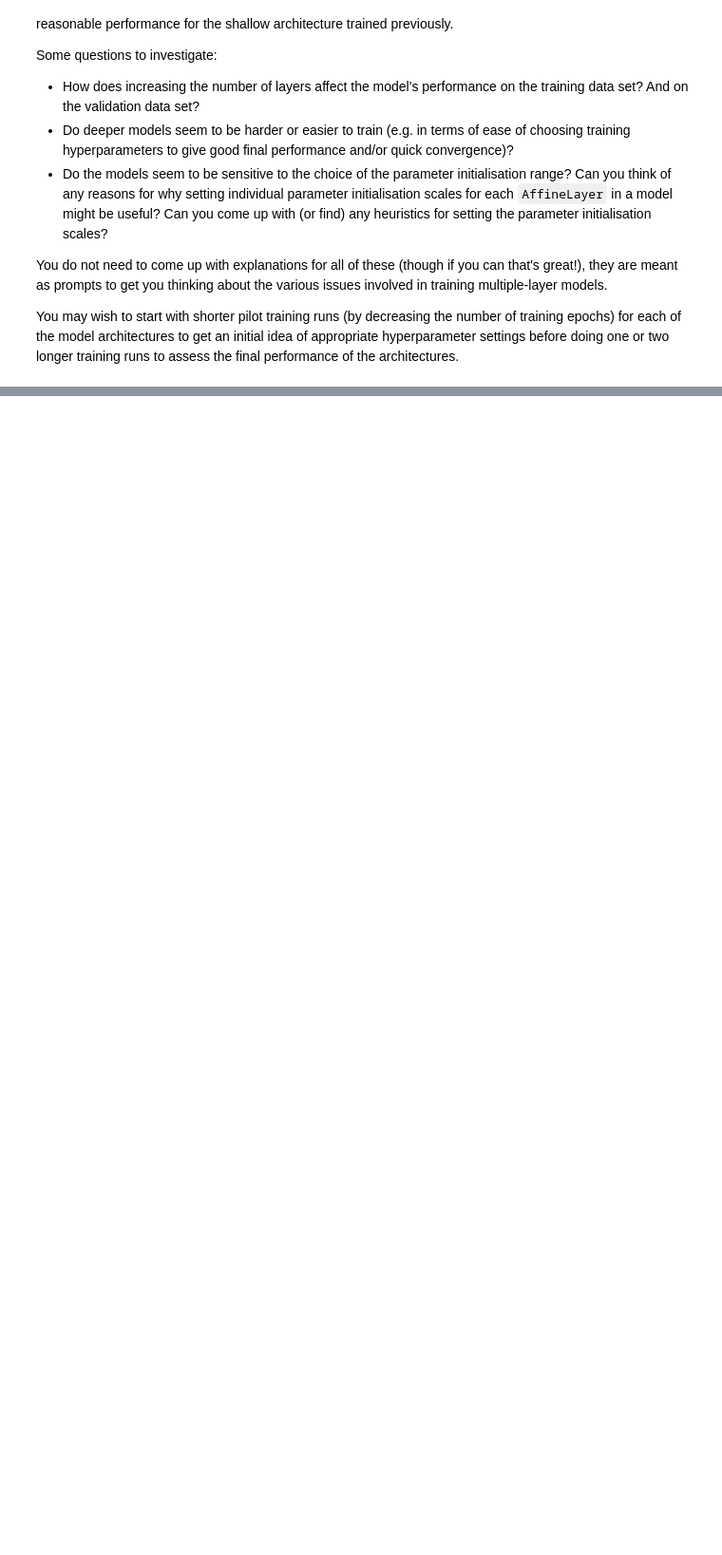
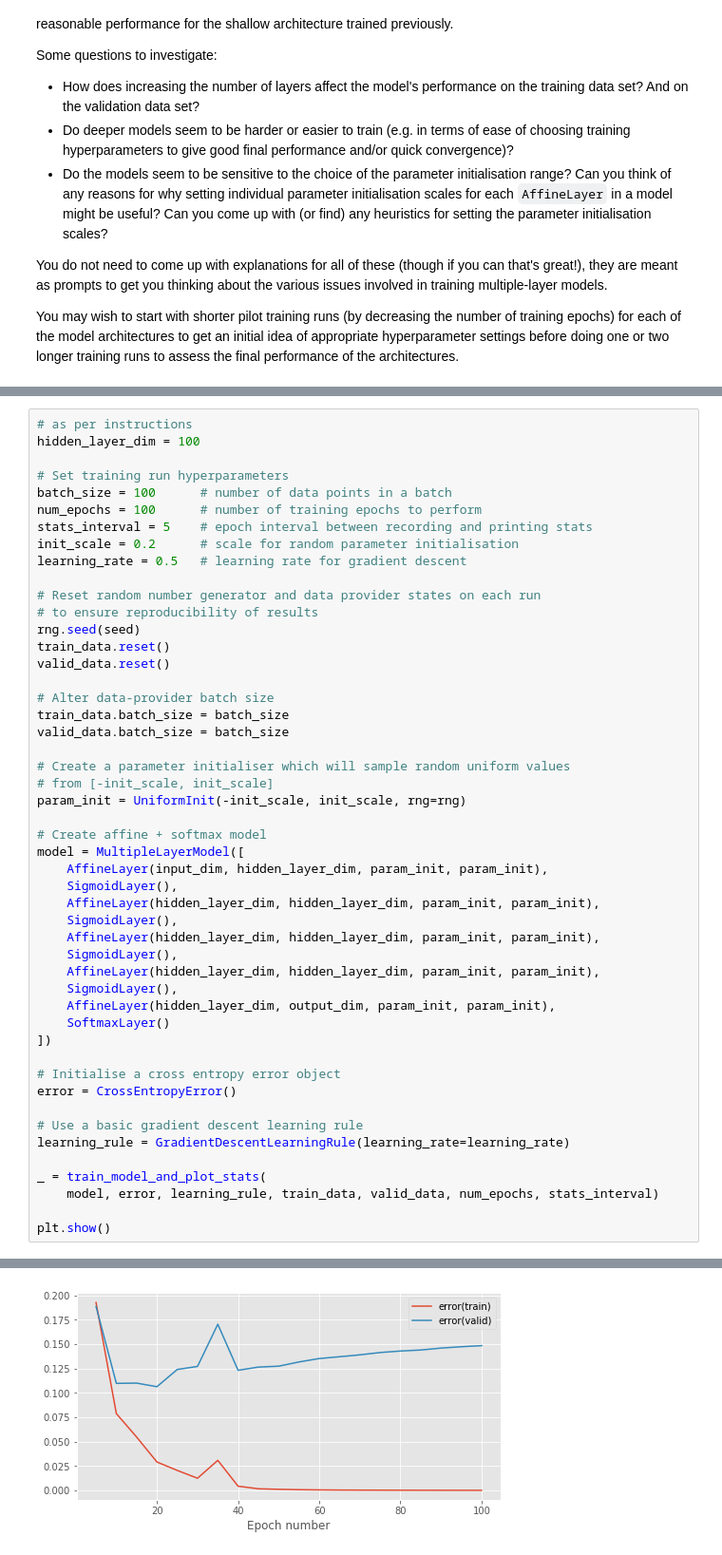
Before and after one commit to MatejBabis/mlpractical, a Jupyter notebook: lab3/notebooks/03_Multiple_layer_models.ipynb, the cells around one changed output, grey strips where cells are left out. Shown at 95% size. Drawn from its saved outputs; the diff is of its cells as text; blank space fills up the shorter version.

```diff
--- a/lab3/notebooks/03_Multiple_layer_models.ipynb
+++ b/lab3/notebooks/03_Multiple_layer_models.ipynb
@@ -416,0 +1188,50 @@ You may wish to start with shorter pilot training runs (by decreasing the number
+# %%
+# as per instructions
+hidden_layer_dim = 100
+
+# Set training run hyperparameters
+batch_size = 100      # number of data points in a batch
+num_epochs = 100      # number of training epochs to perform
+stats_interval = 5    # epoch interval between recording and printing stats
+init_scale = 0.2      # scale for random parameter initialisation
+learning_rate = 0.5   # learning rate for gradient descent
+
+# Reset random number generator and data provider states on each run
+# to ensure reproducibility of results
+rng.seed(seed)
+train_data.reset()
+valid_data.reset()
+
+# Alter data-provider batch size
+train_data.batch_size = batch_size
+valid_data.batch_size = batch_size
+
+# Create a parameter initialiser which will sample random uniform values
+# from [-init_scale, init_scale]
+param_init = UniformInit(-init_scale, init_scale, rng=rng)
+
+# Create affine + softmax model
+model = MultipleLayerModel([
+    AffineLayer(input_dim, hidden_layer_dim, param_init, param_init),
+    SigmoidLayer(),
+    AffineLayer(hidden_layer_dim, hidden_layer_dim, param_init, param_init),
+    SigmoidLayer(),
+    AffineLayer(hidden_layer_dim, hidden_layer_dim, param_init, param_init),
+    SigmoidLayer(),
+    AffineLayer(hidden_layer_dim, hidden_layer_dim, param_init, param_init),
+    SigmoidLayer(),
+    AffineLayer(hidden_layer_dim, output_dim, param_init, param_init),
+    SoftmaxLayer()
+])
+
+# Initialise a cross entropy error object
+error = CrossEntropyError()
+
+# Use a basic gradient descent learning rule
+learning_rule = GradientDescentLearningRule(learning_rate=learning_rate)
+
+_ = train_model_and_plot_stats(
+    model, error, learning_rule, train_data, valid_data, num_epochs, stats_interval)
+
+plt.show()
+# %% [output]
@@ -416,0 +1255 @@ You may wish to start with shorter pilot training runs (by decreasing the number
+[figure, added]
```
Also changed, not shown: parts of 28 cells of this notebook.
